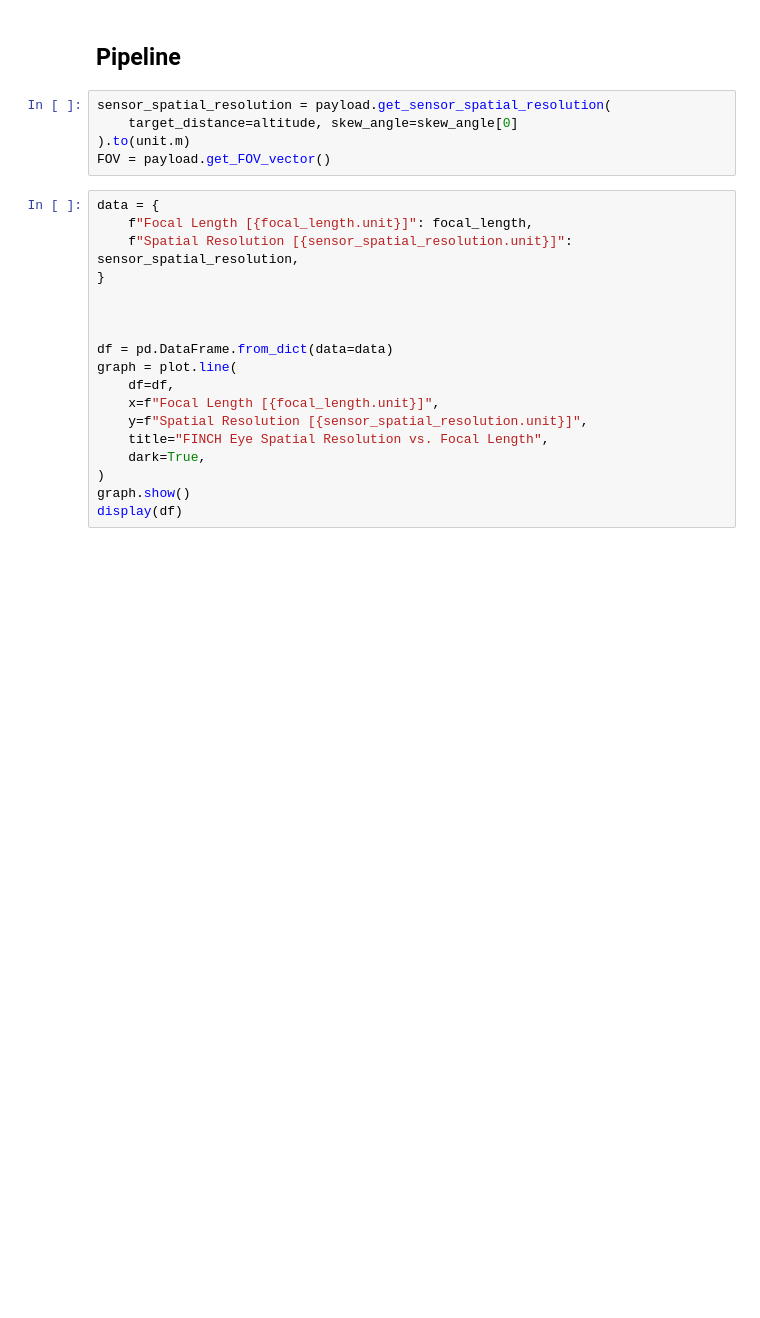
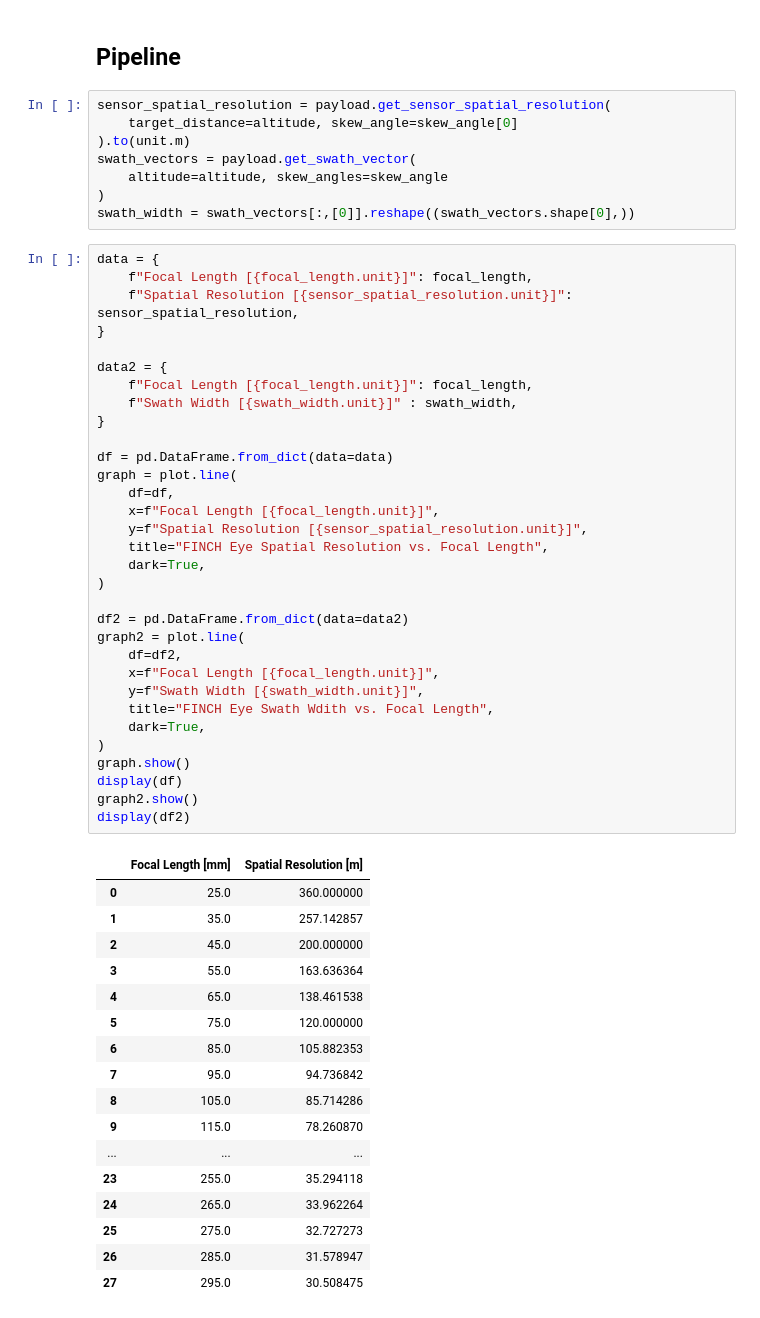
Before and after one commit to utat-ss/architect, a Jupyter notebook: notebooks/spatial_resolution_vs_swath_trade.ipynb, the cells around one changed output. Cells and saved outputs as stored; diff of their text form; blank space fills up the shorter version.

Commit message:
added swath width pipeline and graph onto notebook

```diff
--- a/notebooks/spatial_resolution_vs_swath_trade.ipynb
+++ b/notebooks/spatial_resolution_vs_swath_trade.ipynb
@@ -44,22 +34,57 @@ RectSlit Component
 sensor_spatial_resolution = payload.get_sensor_spatial_resolution(
     target_distance=altitude, skew_angle=skew_angle[0]
 ).to(unit.m)
-FOV = payload.get_FOV_vector()
+swath_vectors = payload.get_swath_vector(
+    altitude=altitude, skew_angles=skew_angle
+)
+swath_width = swath_vectors[:,[0]].reshape((swath_vectors.shape[0],))
 # %%
 data = {
     f"Focal Length [{focal_length.unit}]": focal_length,
     f"Spatial Resolution [{sensor_spatial_resolution.unit}]": sensor_spatial_resolution,
 }
 
-
+data2 = {
+    f"Focal Length [{focal_length.unit}]": focal_length,
+    f"Swath Width [{swath_width.unit}]" : swath_width,
+}
 
 df = pd.DataFrame.from_dict(data=data)
 graph = plot.line(
     df=df,
     x=f"Focal Length [{focal_length.unit}]",
     y=f"Spatial Resolution [{sensor_spatial_resolution.unit}]",
     title="FINCH Eye Spatial Resolution vs. Focal Length",
     dark=True,
 )
+
+df2 = pd.DataFrame.from_dict(data=data2)
+graph2 = plot.line(
+    df=df2,
+    x=f"Focal Length [{focal_length.unit}]",
+    y=f"Swath Width [{swath_width.unit}]",
+    title="FINCH Eye Swath Wdith vs. Focal Length",
+    dark=True,
+)
 graph.show()
 display(df)
+graph2.show()
+display(df2)
+# %% [output]
+|  | Focal Length [mm] | Spatial Resolution [m] |
+| 0 | 25.0 | 360.000000 |
+| 1 | 35.0 | 257.142857 |
+| 2 | 45.0 | 200.000000 |
+| 3 | 55.0 | 163.636364 |
+| 4 | 65.0 | 138.461538 |
+| 5 | 75.0 | 120.000000 |
+| 6 | 85.0 | 105.882353 |
+| 7 | 95.0 | 94.736842 |
+| 8 | 105.0 | 85.714286 |
+| 9 | 115.0 | 78.260870 |
+| ... | ... | ... |
+| 23 | 255.0 | 35.294118 |
+| 24 | 265.0 | 33.962264 |
+| 25 | 275.0 | 32.727273 |
+| 26 | 285.0 | 31.578947 |
+| 27 | 295.0 | 30.508475 |
```
Also changed, not shown: parts of 3 cells of this notebook, 1 other file.
